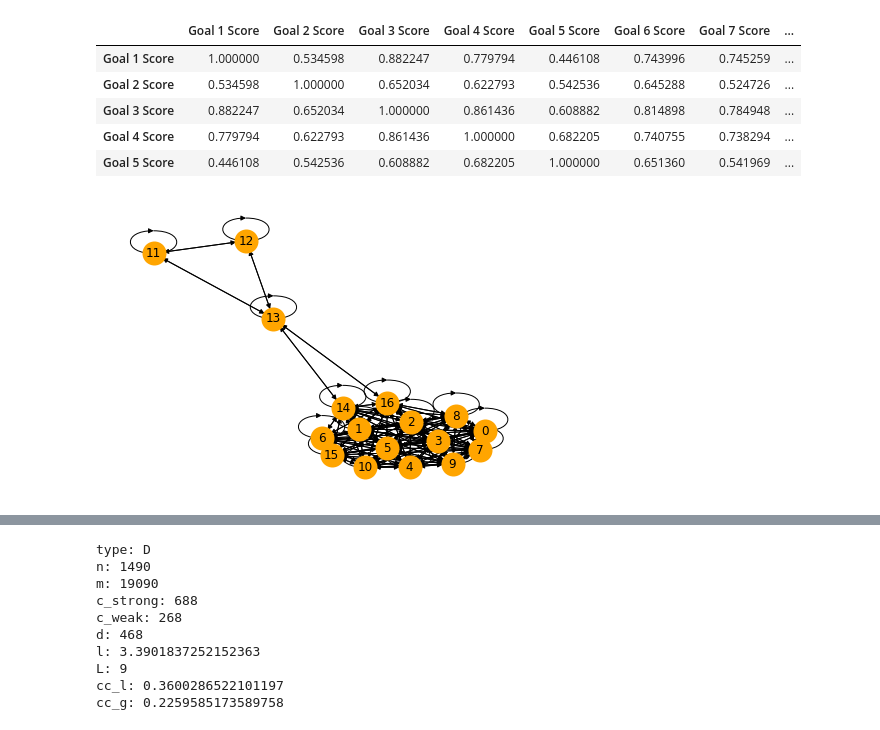
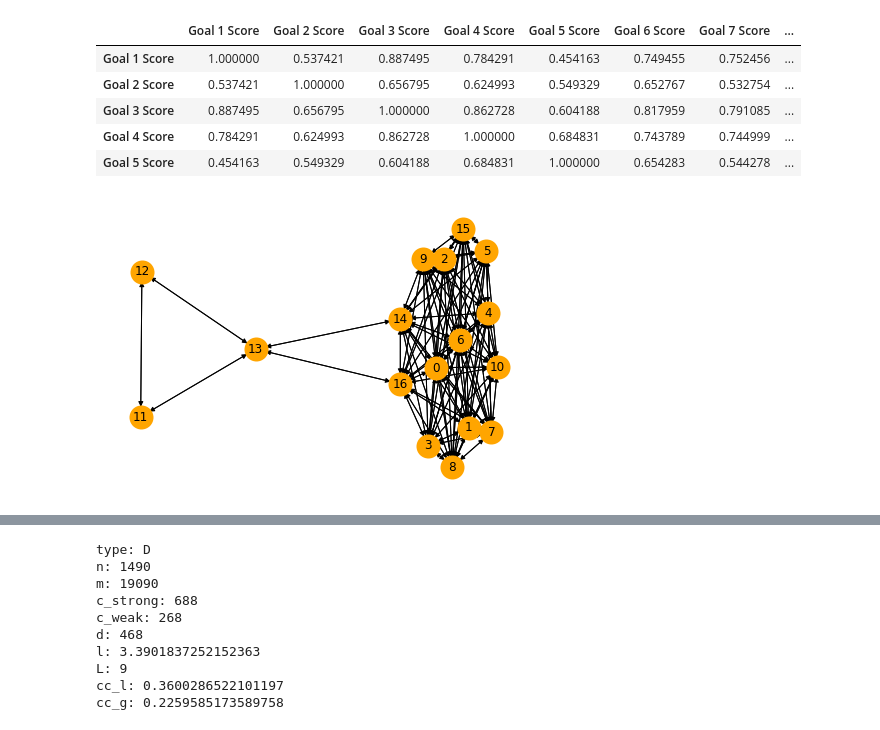
Before and after one commit to ericssimpson/sustainable-development-modeling, a Jupyter notebook: sdg_analysis.ipynb, the cells around one changed output, grey strips where cells are left out. Cells and saved outputs as stored; diff of their text form; code cells hidden in the pictures.

```diff
--- a/sdg_analysis.ipynb
+++ b/sdg_analysis.ipynb
@@ -31,0 +34,3 @@ sdg_data.head()
+# %%
+sdg_data = sdg_data_main.drop(sdg_data_main[sdg_data_main['Year'] >= 2018].index)
+sdg_data.head(19)
@@ -32,5 +56,5 @@ sdg_data.head()
 # %%
-sdg_pearson = sdg_data.corr(method='pearson')
-sdg_pearson.head()
+sdg_pearson_data = sdg_data.corr(method='pearson')
+sdg_pearson_data.head()
 # %% [output]
 |  | Year | Population | SDG Index Score | Goal 1 Score | Goal 2 Score | Goal 3 Score | Goal 4 Score | ... |
@@ -43,7 +67,7 @@ sdg_pearson.head()
 # %%
 sdg_goals = {}
 sdg_temp = []
-for item in sdg_pearson:
+for item in sdg_pearson_data:
     if item.startswith('Goal '):
         sdg_goals[item] = []
         sdg_temp.append(item)
@@ -51,10 +75,4 @@ for item in sdg_pearson:
         n_sdg = item[5:7]
         goal_number = re.sub('[^0-9]', '', n_sdg)
         sdg_goals[f'Goal {goal_number} Score'].append(item)
-'''
-for item in sdg_goals:
-    print(item)
-    for sub_item in sdg_goals[item]:
-        print(sub_item)
-'''
-sdg_goals_list = list(sdg_goals.keys())
+#print(list(sdg_goals.keys()))
@@ -61,22 +121,23 @@ sdg_goals_list = list(sdg_goals.keys())
 # %%
-sdg_pearson = sdg_pearson[list(sdg_goals.keys())]
+sdg_pearson = sdg_pearson_data[list(sdg_goals.keys())]
 sdg_pearson = sdg_pearson.loc[list(sdg_goals.keys())]
 sdg_pearson.head()
 # %% [output]
 |  | Goal 1 Score | Goal 2 Score | Goal 3 Score | Goal 4 Score | Goal 5 Score | Goal 6 Score | Goal 7 Score | ... |
-| Goal 1 Score | 1.000000 | 0.534598 | 0.882247 | 0.779794 | 0.446108 | 0.743996 | 0.745259 | ... |
-| Goal 2 Score | 0.534598 | 1.000000 | 0.652034 | 0.622793 | 0.542536 | 0.645288 | 0.524726 | ... |
-| Goal 3 Score | 0.882247 | 0.652034 | 1.000000 | 0.861436 | 0.608882 | 0.814898 | 0.784948 | ... |
-| Goal 4 Score | 0.779794 | 0.622793 | 0.861436 | 1.000000 | 0.682205 | 0.740755 | 0.738294 | ... |
-| Goal 5 Score | 0.446108 | 0.542536 | 0.608882 | 0.682205 | 1.000000 | 0.651360 | 0.541969 | ... |
+| Goal 1 Score | 1.000000 | 0.537421 | 0.887495 | 0.784291 | 0.454163 | 0.749455 | 0.752456 | ... |
+| Goal 2 Score | 0.537421 | 1.000000 | 0.656795 | 0.624993 | 0.549329 | 0.652767 | 0.532754 | ... |
+| Goal 3 Score | 0.887495 | 0.656795 | 1.000000 | 0.862728 | 0.604188 | 0.817959 | 0.791085 | ... |
+| Goal 4 Score | 0.784291 | 0.624993 | 0.862728 | 1.000000 | 0.684831 | 0.743789 | 0.744999 | ... |
+| Goal 5 Score | 0.454163 | 0.549329 | 0.604188 | 0.684831 | 1.000000 | 0.654283 | 0.544278 | ... |
 # %%
 sdg_goals_names = list(sdg_goals.keys())
 values = sdg_pearson.values
-graph = Graph.Adjacency((values>0).tolist())
+graph_sdg_p = Graph.Weighted_Adjacency((values>0).tolist())
+graph_sdg_p = graph_sdg_p.simplify()
 #graph.es['weight'] = values[values.nonzero()]
 #graph.vs['label'] = sdg_goals_names
-graph = graph.to_networkx()
+graph_sdg_p = graph_sdg_p.to_networkx()
 
-nx.draw(graph, with_labels=True, node_color='orange', node_size=400, edge_color='black', linewidths=4, font_size=12, pos=nx.spring_layout(graph, k=0.15, weight='value', iterations=50))
+nx.draw(graph_sdg_p, with_labels=True, node_color='orange', node_size=400, edge_color='black', linewidths=4, font_size=12, pos=nx.spring_layout(graph_sdg_p, k=0.15, weight='value', iterations=50))
 # %% [output]
-[figure, old version]
+[figure, new version]
```
Also changed, not shown: parts of 14 cells of this notebook.
